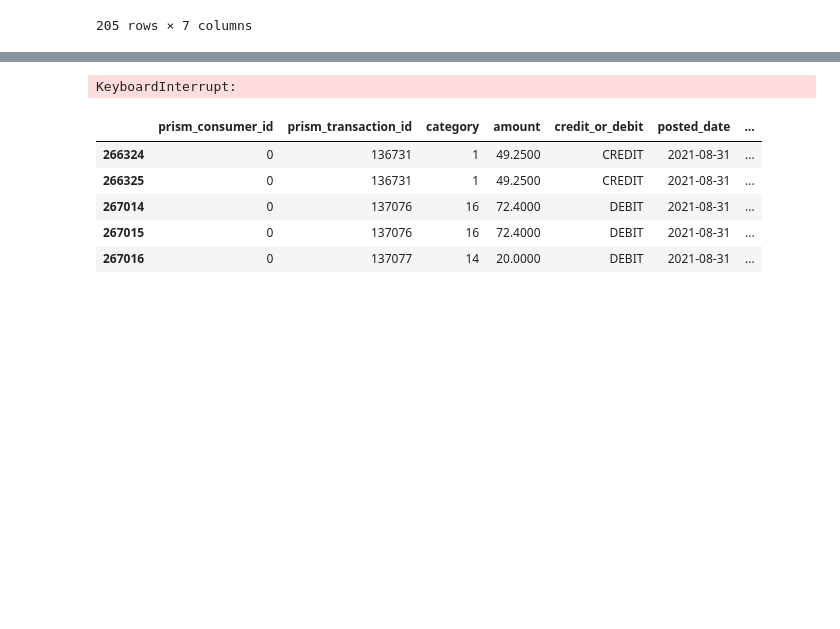
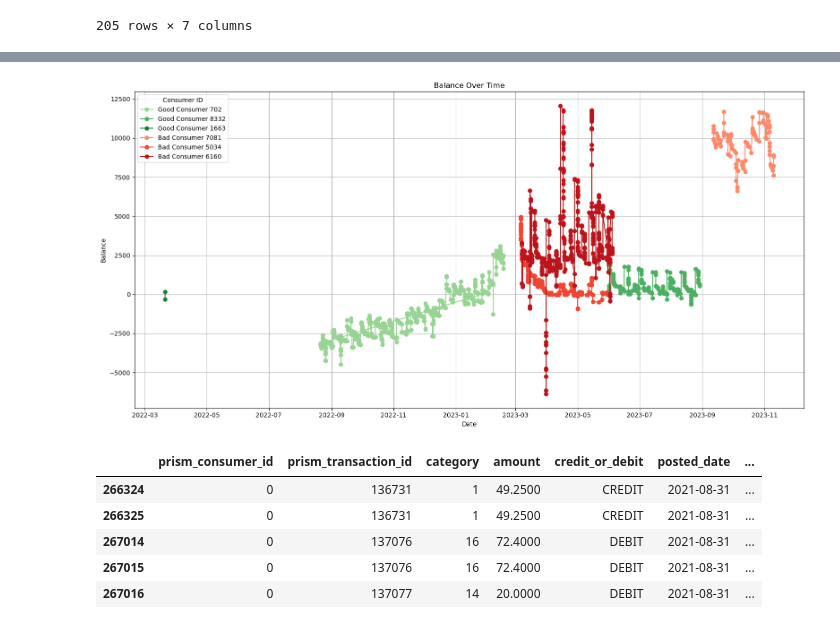
Before and after one commit to danielrmathew/prism-data-credit, a Jupyter notebook: src/notebooks/aman_q2.ipynb, the cells around one changed output, grey strips where cells are left out. Cells and saved outputs as stored; diff of their text form; code cells hidden in the pictures; blank space fills up the shorter version.

Commit message:
balance over time plots

```diff
--- a/src/notebooks/aman_q2.ipynb
+++ b/src/notebooks/aman_q2.ipynb
@@ -562,0 +602,3 @@ pd.concat([t4, t6], axis=0)
+# %%
+balances_sub = calc_balances(ids, check_acct_totals, balanceDF)
+balances_sub.head()
@@ -563,3 +612,42 @@ pd.concat([t4, t6], axis=0)
+# %%
+def plot_balance(good, bad, data):
+    good_colors = cm.Greens([0.4, 0.6, 0.8])  # Three shades of green
+    bad_colors = cm.Reds([0.4, 0.6, 0.8])     # Three shades of red
+    plt.figure(figsize=(16, 8))
+
+    for i, cid in enumerate(good):
+        data_sub = data[data['prism_consumer_id'] == cid]
+        plt.plot(
+            data_sub['posted_date'],
+            data_sub['curr_balance'],
+            marker='o',
+            label=f'Good Consumer {cid}',
+            color=good_colors[i % len(good_colors)]  # Cycle through green shades
+        )
+
+    # Plot bad consumers
+    for i, cid in enumerate(bad):
+        data_sub = data[data['prism_consumer_id'] == cid]
+        plt.plot(
+            data_sub['posted_date'],
+            data_sub['curr_balance'],
+            marker='o',
+            label=f'Bad Consumer {cid}',
+            color=bad_colors[i % len(bad_colors)]  # Cycle through red shades
+        )
+
+
+    plt.title('Balance Over Time')
+    plt.xlabel('Date')
+    plt.ylabel('Balance')
+    plt.grid(True)
+    plt.legend(title='Consumer ID')
+    plt.tight_layout()
+    plt.show()
+# %%
+plot_balance(good, bad, balances_sub)
+# %% [output]
+[figure, added]
 # %%
 def calc_balances_all(check_acct_totals, balanceDF):
     # takes too long -- will have to do for one consumer (or a couple consumers) at a time
@@ -601,10 +689,8 @@ def calc_balances_all(check_acct_totals, balanceDF):
 
     return pd.concat(to_concat, axis=0)
 # %%
-balances_all = calc_balances_all(check_acct_totals, balanceDF)
-balances_all.head()
+# balances_all = calc_balances_all(check_acct_totals, balanceDF)
+# balances_all.head()
-# %% [output]
-KeyboardInterrupt:
 # %%
 # balanceDF = pd.merge(trxnDF, check_acct_totals, on='prism_consumer_id').dropna()
 # balanceDF['before_balance_date'] = balanceDF.posted_date <= balanceDF.balance_date
```
Also changed, not shown: parts of 7 cells of this notebook.
